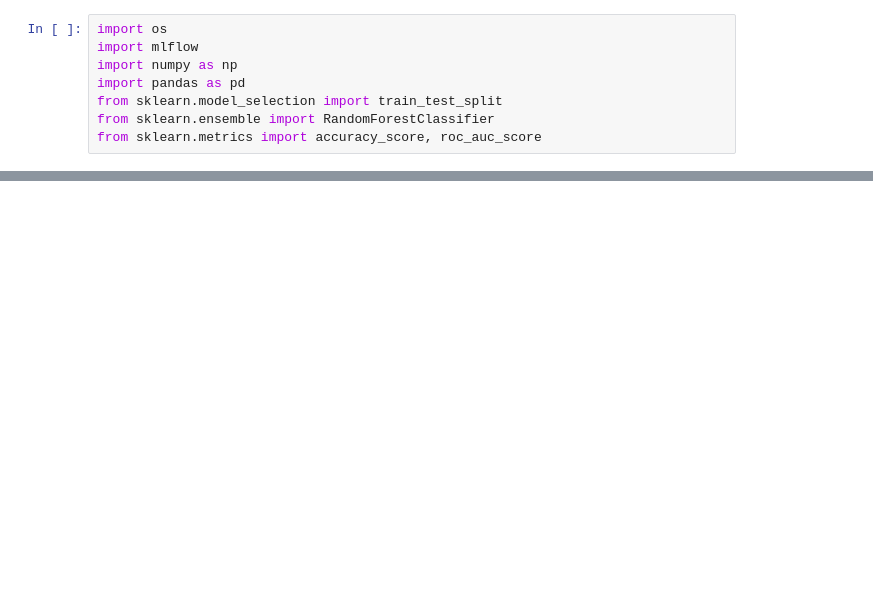
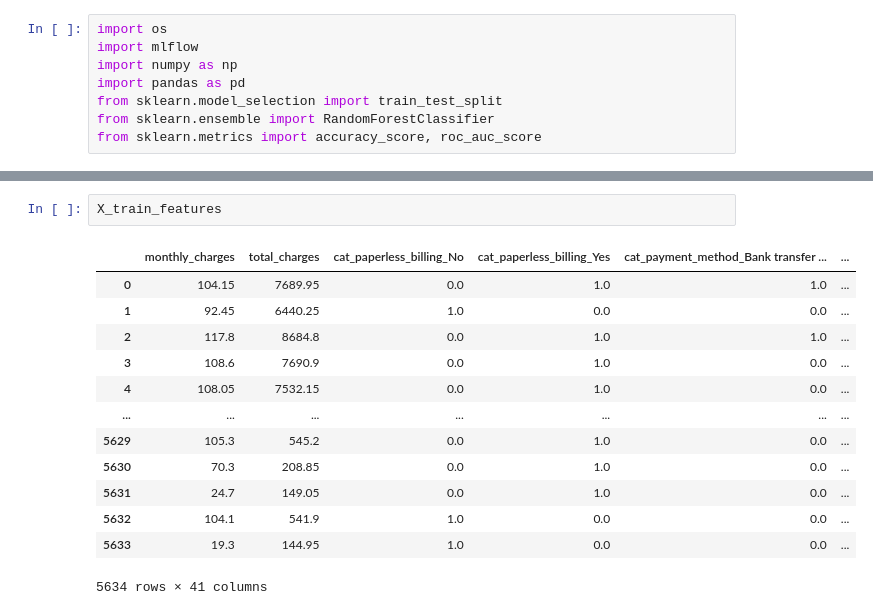
Before and after one commit to arigatory/mle-mlflow, a Jupyter notebook: learn/features_practice.ipynb, the cells around one changed output, grey strips where cells are left out. Saved outputs shown, nothing was run; the diff lists cells and outputs as text; blank space fills up the shorter version.

```diff
--- a/learn/features_practice.ipynb
+++ b/learn/features_practice.ipynb
@@ -357,0 +436,16 @@ Created version '4' of model 'churn_model_ivan_panchenko'.
+# %%
+X_train_features
+# %% [output]
+|  | monthly_charges | total_charges | cat_paperless_billing_No | cat_paperless_billing_Yes | cat_payment_method_Bank transfer ... | ... |
+| 0 | 104.15 | 7689.95 | 0.0 | 1.0 | 1.0 | ... |
+| 1 | 92.45 | 6440.25 | 1.0 | 0.0 | 0.0 | ... |
+| 2 | 117.8 | 8684.8 | 0.0 | 1.0 | 1.0 | ... |
+| 3 | 108.6 | 7690.9 | 0.0 | 1.0 | 0.0 | ... |
+| 4 | 108.05 | 7532.15 | 0.0 | 1.0 | 0.0 | ... |
+| ... | ... | ... | ... | ... | ... | ... |
+| 5629 | 105.3 | 545.2 | 0.0 | 1.0 | 0.0 | ... |
+| 5630 | 70.3 | 208.85 | 0.0 | 1.0 | 0.0 | ... |
+| 5631 | 24.7 | 149.05 | 0.0 | 1.0 | 0.0 | ... |
+| 5632 | 104.1 | 541.9 | 1.0 | 0.0 | 0.0 | ... |
+| 5633 | 19.3 | 144.95 | 1.0 | 0.0 | 0.0 | ... |
+5634 rows × 41 columns
```
Also changed, not shown: parts of 12 cells of this notebook, 6 other files.
